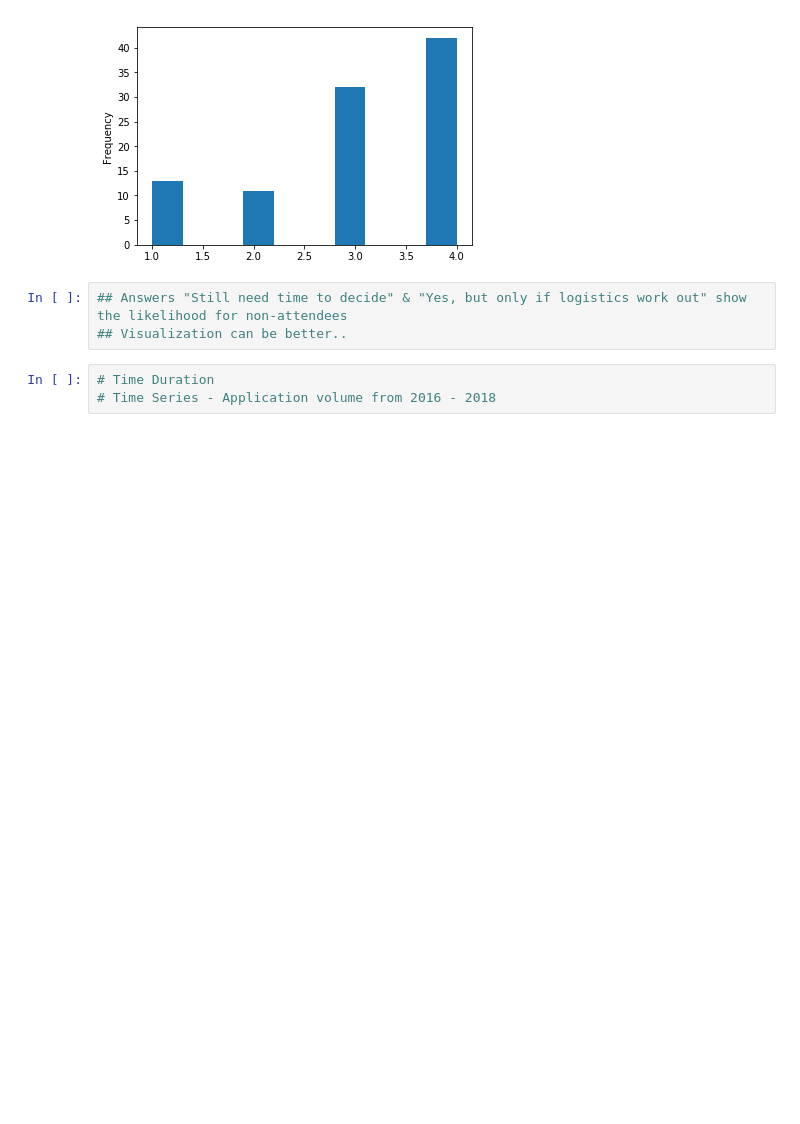
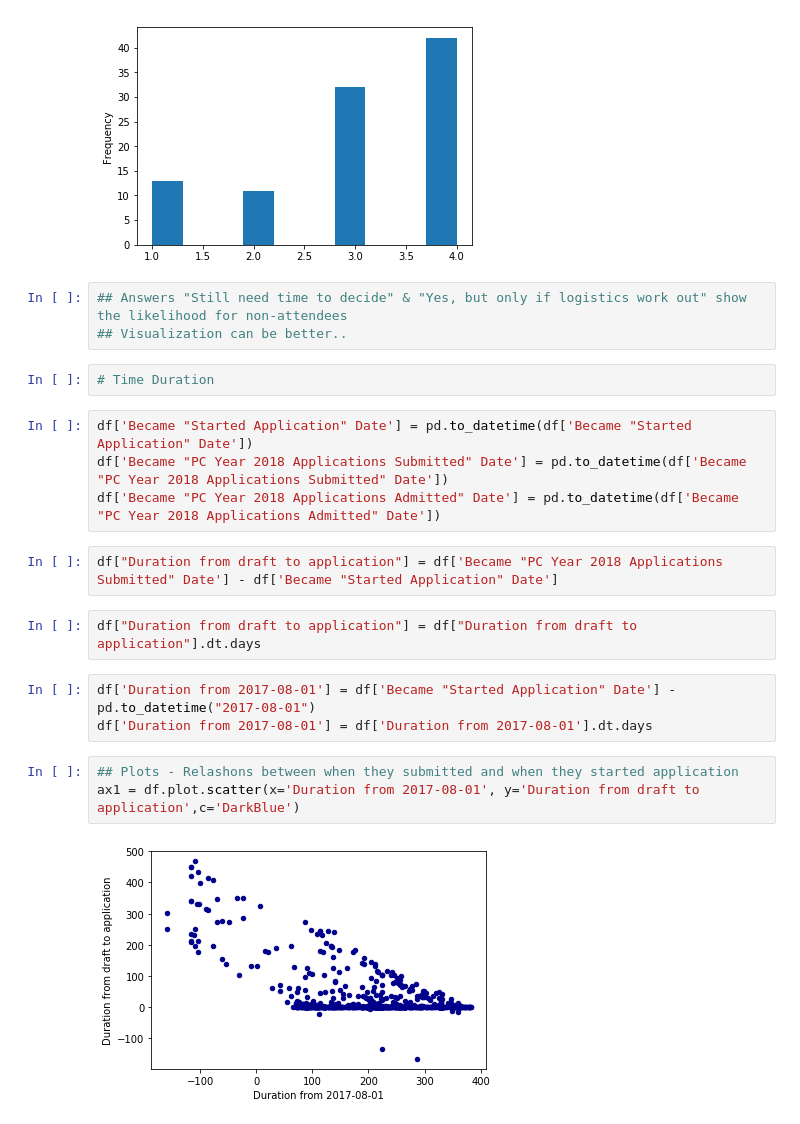
Before and after one commit to mikinomura/DS-1.1-Data-Analysis, a Jupyter notebook: MyWorks/Final-Project-Application-Data-2018.ipynb, the cells around one changed output. Cells and saved outputs as stored; diff of their text form; blank space fills up the shorter version.

```diff
--- a/MyWorks/Final-Project-Application-Data-2018.ipynb
+++ b/MyWorks/Final-Project-Application-Data-2018.ipynb
@@ -339,4 +431,19 @@ x2.plot.hist()
 ## Visualization can be better..
 # %%
 # Time Duration
-# Time Series - Application volume from 2016 - 2018
+# %%
+df['Became "Started Application" Date'] = pd.to_datetime(df['Became "Started Application" Date'])
+df['Became "PC Year 2018 Applications Submitted" Date'] = pd.to_datetime(df['Became "PC Year 2018 Applications Submitted" Date'])
+df['Became "PC Year 2018 Applications Admitted" Date'] = pd.to_datetime(df['Became "PC Year 2018 Applications Admitted" Date'])
+# %%
+df["Duration from draft to application"] = df['Became "PC Year 2018 Applications Submitted" Date'] - df['Became "Started Application" Date']
+# %%
+df["Duration from draft to application"] = df["Duration from draft to application"].dt.days
+# %%
+df['Duration from 2017-08-01'] = df['Became "Started Application" Date'] - pd.to_datetime("2017-08-01")
+df['Duration from 2017-08-01'] = df['Duration from 2017-08-01'].dt.days
+# %%
+## Plots - Relashons between when they submitted and when they started application
+ax1 = df.plot.scatter(x='Duration from 2017-08-01', y='Duration from draft to application',c='DarkBlue')
+# %% [output]
+[figure, added]
```
Also changed, not shown: parts of 39 cells of this notebook, 2 other files.
